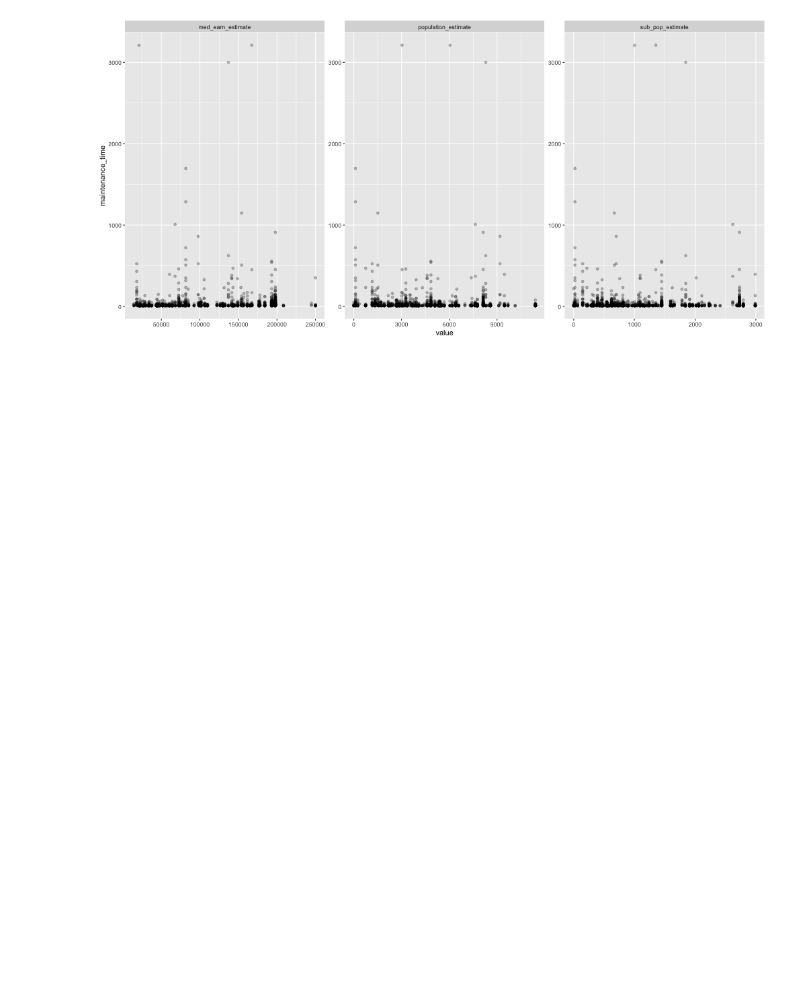
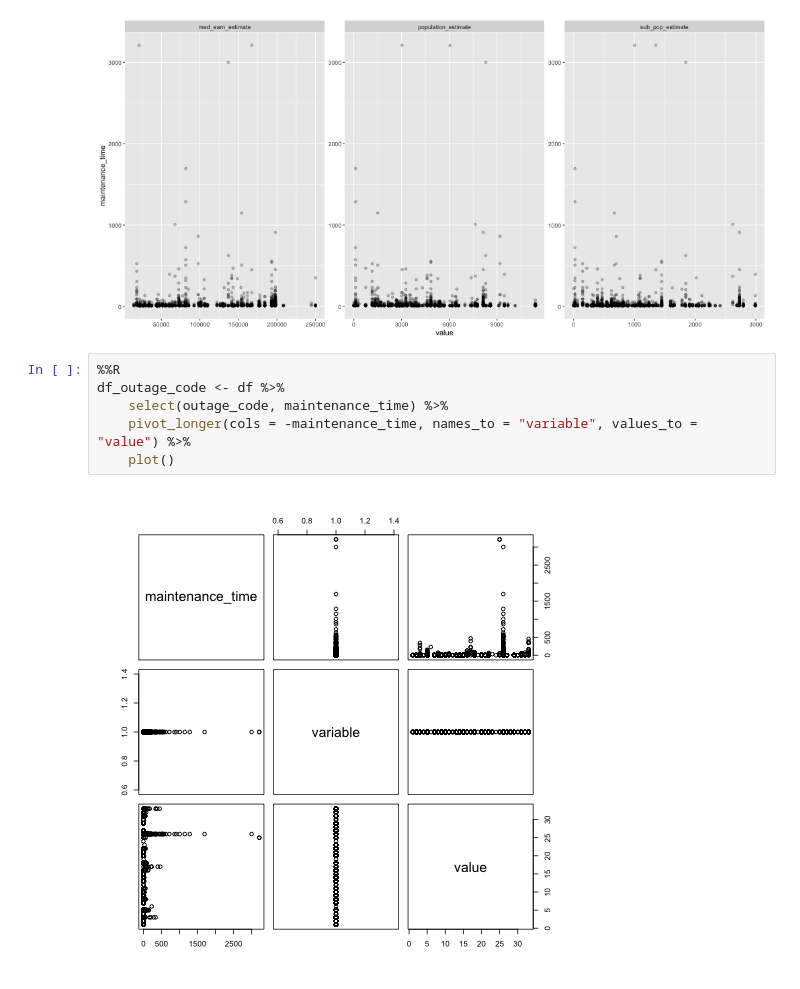
Before and after one commit to data4news-students/connect-to-census-sabinahung, a Jupyter notebook: foil_data/multivariable-regression.ipynb, the cells around one changed output. Drawn from its saved outputs; the diff is of its cells as text; blank space fills up the shorter version.

```diff
--- a/foil_data/multivariable-regression.ipynb
+++ b/foil_data/multivariable-regression.ipynb
@@ -381,3 +379,11 @@ R[write to console]: Warning message:
 R[write to console]: Removed 16 rows containing missing values or values outside the scale range
 (`geom_point()`).
 [figure]
+# %%
+%%R
+df_outage_code <- df %>%
+    select(outage_code, maintenance_time) %>%
+    pivot_longer(cols = -maintenance_time, names_to = "variable", values_to = "value") %>%
+    plot()
+# %% [output]
+[figure, added]
```
Also changed, not shown: parts of 1 cell of this notebook.
